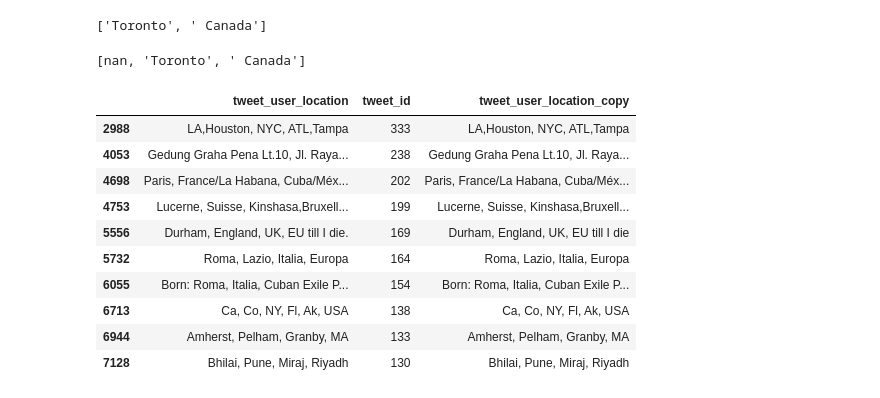
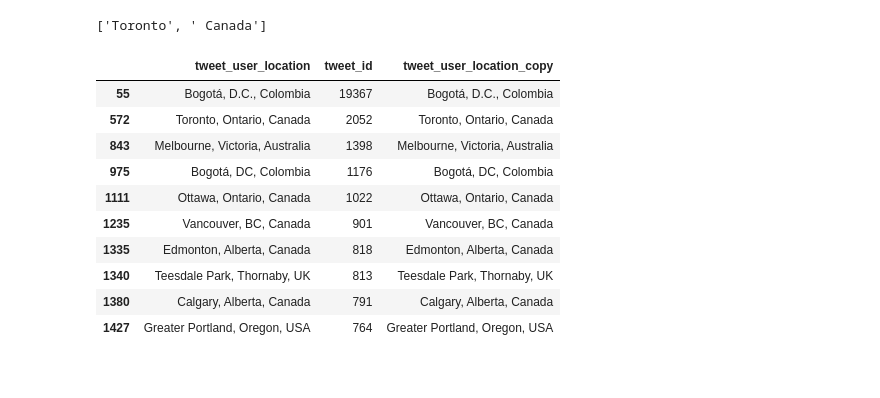
Before and after one commit to chumlab/covid19project, a Jupyter notebook: experimentation.ipynb, the cells around one changed output. Cells and saved outputs as stored; diff of their text form; code cells hidden in the pictures.

```diff
--- a/experimentation.ipynb
+++ b/experimentation.ipynb
@@ -232,46 +246,32 @@ test.split(',')
 # %%
 import numpy as np
 
-def split_to_cols(num_parts, location):
+def split_fixed_parts(num_parts, location):
     parts = location.split(',')
     if num_parts > len(parts):
         for i in range(num_parts - len(parts)):
-            parts.insert(0, np.nan)
+            parts.insert(0, None)
     else:
         for i in range(len(parts) - num_parts):
             parts.pop(0)
     return parts
 
-def split_col_names(num_parts):
-    return [f'element{i}' for i in range(num_parts)]
-
-def new_series(num_parts, location):
-    parts = split_to_cols(num_parts, location)
+def parts_dict(num_parts, location):
+    parts = split_fixed_parts(num_parts, location)
     return {f'el-{k}':parts[k] for k in range(num_parts)}
-
-#col_parts = {f'el-{k}':parts[k] for k in range(num_parts)}
-#col_parts
-
-num_parts = 3  # num_parts-1 commas
-split_to_cols(num_parts, test)
-#split_col_names(num_parts)
-
-# df['tweet_user_location_copy'] = df['tweet_user_location_copy'].map(lambda x: x.rstrip(','))
-# %% [output]
-[nan, 'Toronto', ' Canada']
 # %%
 # df[['column_new_1', 'column_new_2', 'column_new_3']] = pd.DataFrame([[np.nan, 'dogs', 3]], index=df.index)
-test_df = df[df['tweet_user_location_copy'].str.count(',') > 2].head(10)
+test_df = df[df['tweet_user_location_copy'].str.count(',') == 2].head(10)
 test_df
 # %% [output]
 |  | tweet_user_location | tweet_id | tweet_user_location_copy |
-| 2988 | LA,Houston, NYC, ATL,Tampa | 333 | LA,Houston, NYC, ATL,Tampa |
-| 4053 | Gedung Graha Pena Lt.10, Jl. Raya... | 238 | Gedung Graha Pena Lt.10, Jl. Raya... |
-| 4698 | Paris, France/La Habana, Cuba/Méx... | 202 | Paris, France/La Habana, Cuba/Méx... |
-| 4753 | Lucerne, Suisse, Kinshasa,Bruxell... | 199 | Lucerne, Suisse, Kinshasa,Bruxell... |
-| 5556 | Durham, England, UK, EU till I die. | 169 | Durham, England, UK, EU till I die |
-| 5732 | Roma, Lazio, Italia, Europa | 164 | Roma, Lazio, Italia, Europa |
-| 6055 | Born: Roma, Italia, Cuban Exile P... | 154 | Born: Roma, Italia, Cuban Exile P... |
-| 6713 | Ca, Co, NY, Fl, Ak, USA | 138 | Ca, Co, NY, Fl, Ak, USA |
-| 6944 | Amherst, Pelham, Granby, MA | 133 | Amherst, Pelham, Granby, MA |
-| 7128 | Bhilai, Pune, Miraj, Riyadh | 130 | Bhilai, Pune, Miraj, Riyadh |
+| 55 | Bogotá, D.C., Colombia | 19367 | Bogotá, D.C., Colombia |
+| 572 | Toronto, Ontario, Canada | 2052 | Toronto, Ontario, Canada |
+| 843 | Melbourne, Victoria, Australia | 1398 | Melbourne, Victoria, Australia |
+| 975 | Bogotá, DC, Colombia | 1176 | Bogotá, DC, Colombia |
+| 1111 | Ottawa, Ontario, Canada | 1022 | Ottawa, Ontario, Canada |
+| 1235 | Vancouver, BC, Canada | 901 | Vancouver, BC, Canada |
+| 1335 | Edmonton, Alberta, Canada | 818 | Edmonton, Alberta, Canada |
+| 1340 | Teesdale Park, Thornaby, UK | 813 | Teesdale Park, Thornaby, UK |
+| 1380 | Calgary, Alberta, Canada | 791 | Calgary, Alberta, Canada |
+| 1427 | Greater Portland, Oregon, USA | 764 | Greater Portland, Oregon, USA |
```
Also changed, not shown: parts of 7 cells of this notebook.
